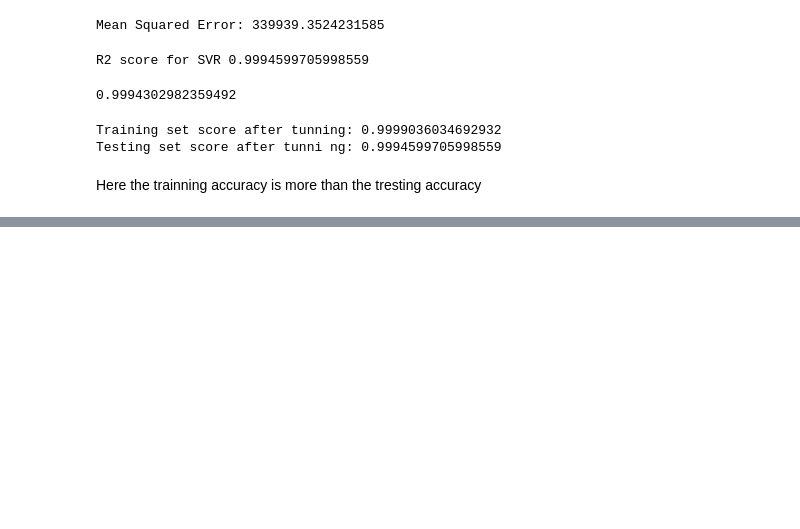
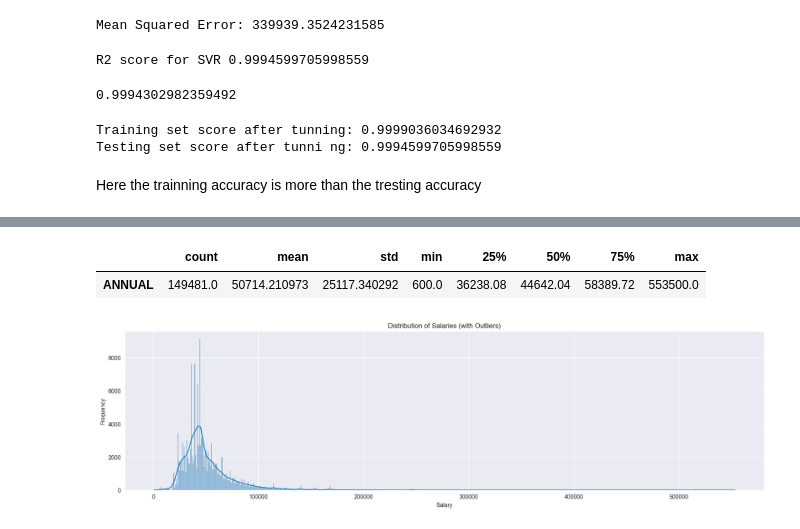
Before and after one commit to vishnu2646/Datamites-Projects, a Jupyter notebook: salary_prediction/project.ipynb, the cells around one changed output, grey strips where cells are left out. Saved outputs shown, nothing was run; the diff lists cells and outputs as text; code cells hidden in the pictures; blank space fills up the shorter version.

```diff
--- a/salary_prediction/project.ipynb
+++ b/salary_prediction/project.ipynb
@@ -1296,0 +1463,3 @@ Here the trainning accuracy is more than the tresting accuracy
+# %%
+sample_data = pd.read_csv("./data/salary.csv");
+sample_data.head(5)
@@ -1296,0 +1474,20 @@ Here the trainning accuracy is more than the tresting accuracy
+# %%
+# Calculate summary statistics for annual column
+salary_stats = sample_data['ANNUAL'].describe()
+salary_stats = pd.DataFrame(data=salary_stats)
+salary_stats.T
+# %% [output]
+|  | count | mean | std | min | 25% | 50% | 75% | max |
+| ANNUAL | 149481.0 | 50714.210973 | 25117.340292 | 600.0 | 36238.08 | 44642.04 | 58389.72 | 553500.0 |
+# %%
+# Visualize the distribution of salaries with outliers
+
+plt.figure(figsize=(20, 5))
+sns.histplot(sample_data['ANNUAL'], kde=True)
+plt.title('Distribution of Salaries (with Outliers)')
+plt.xlabel('Salary')
+plt.ylabel('Frequency')
+plt.grid(True)
+plt.show()
+# %% [output]
+[figure, added]
```
Also changed, not shown: parts of 55 cells of this notebook.
